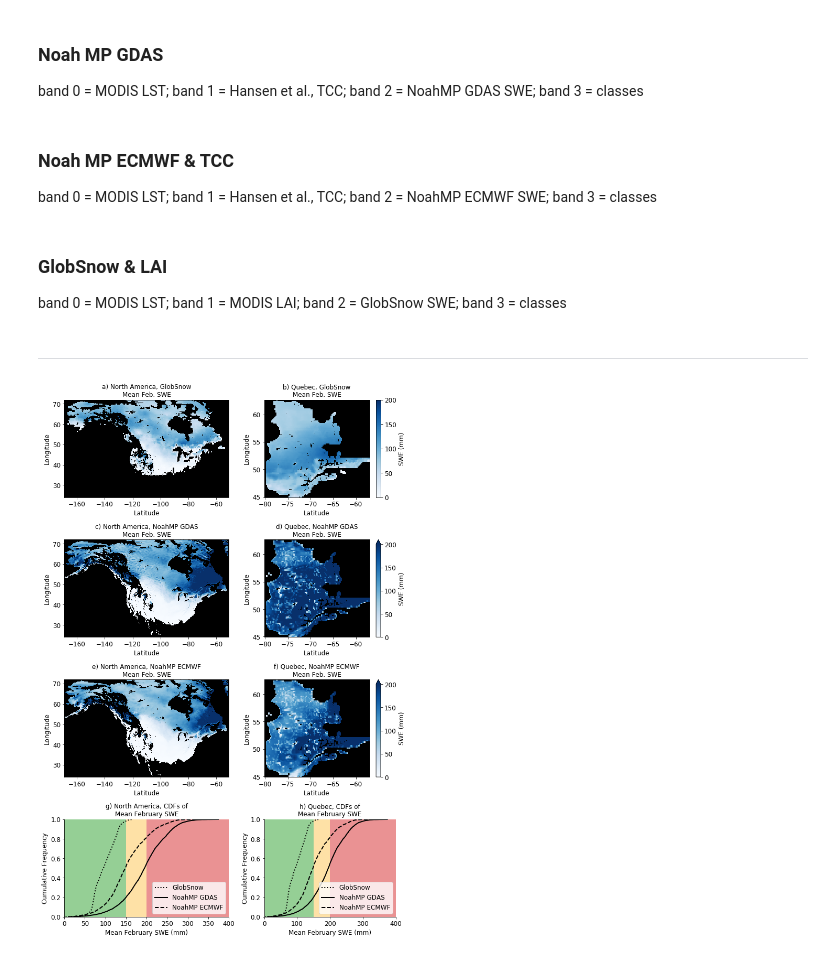
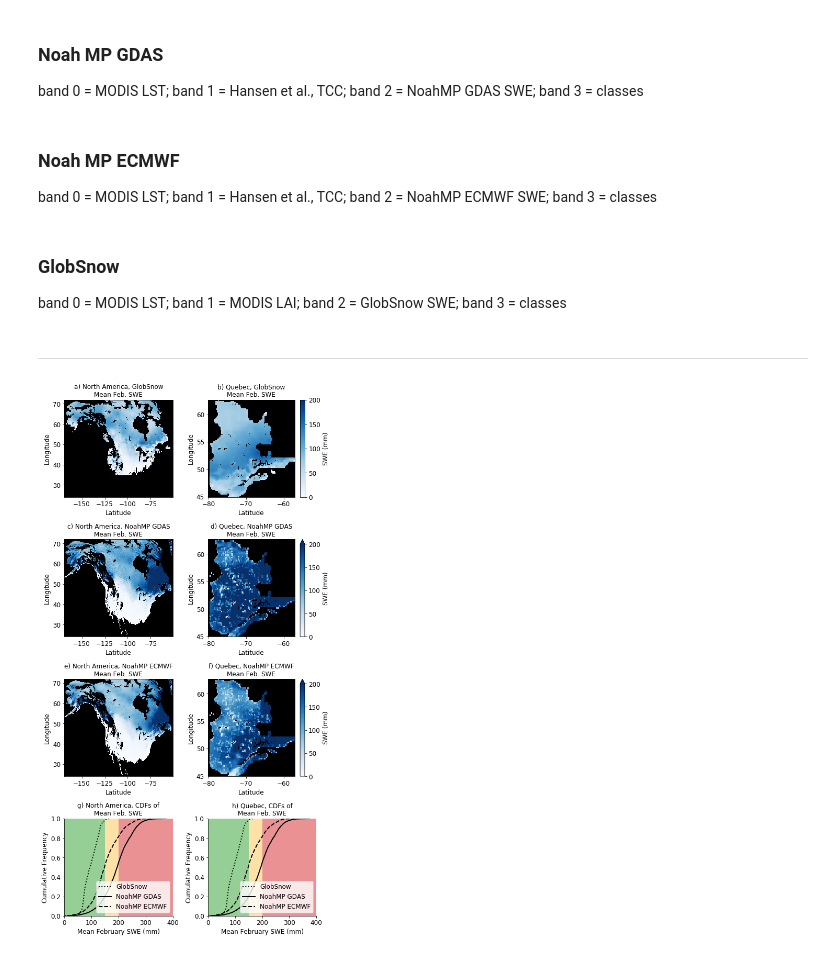
Before and after one commit to spestana/ssum, a Jupyter notebook: swe-plots.ipynb, the cells around one changed output. Cells and saved outputs as stored; diff of their text form; code cells hidden in the pictures.

Commit message:
Add new plot notebooks

```diff
--- a/swe-plots.ipynb
+++ b/swe-plots.ipynb
@@ -170,7 +170,7 @@ gdas_cdf_df = pd.DataFrame(data={'cdf_x': gdas_cdf_x, 'cdf_y': gdas_cdf_y})
 # export CDF values to a csv file
 gdas_cdf_df.to_csv('quebec_swe_noahmp_gdas_febmean_mm_CDF.csv')
 # %% [markdown]
-### Noah MP ECMWF & TCC
+### Noah MP ECMWF
 band 0 = MODIS LST; band 1 = Hansen et al., TCC; band 2 = NoahMP ECMWF SWE; band 3 = classes
 # %%
 ds = xr.open_rasterio(base_filepath + 'quebec_ssum_noahmp_ecmwf_150_tcc_20-30.tif')
@@ -193,5 +185,5 @@ tcc_cdf_df.to_csv('quebec_tcc_CDF.csv')
 # %% [markdown]
-### GlobSnow & LAI
+### GlobSnow
 band 0 = MODIS LST; band 1 = MODIS LAI; band 2 = GlobSnow SWE; band 3 = classes
 # %%
 ds = xr.open_rasterio(base_filepath + 'quebec_ssum_globsnow_150_lai_18-38.tif')
@@ -214,7 +198,7 @@ lai_cdf_df.to_csv('quebec_lai_CDF.csv')
 # %% [markdown]
 ---
 # %%
-fig, ax = plt.subplots(nrows=4,ncols=2,figsize=(10,15),tight_layout=True,gridspec_kw={'width_ratios': [1.25, 1]})
+fig, ax = plt.subplots(nrows=4,ncols=2,figsize=(8,15),tight_layout=True,gridspec_kw={'width_ratios': [1, 1]})
 [ax_na_globsnow, ax_qc_globsnow, ax_na_gdas, ax_qc_gdas, ax_na_ecmwf, ax_qc_ecmwf, ax_na_cdfs, ax_qc_cdfs] = ax.ravel()
 
 ### Map plots ###
@@ -259,7 +243,7 @@ ax_na_cdfs.fill_between([200, 400], y1=1, y2=0, facecolor='tab:red', alpha=0.5)
 # format CDF plot
 ax_na_cdfs.set_xlim((0,400))
 ax_na_cdfs.set_ylim((0,1))
-ax_na_cdfs.set_title('g) North America, CDFs of\nMean February SWE')
+ax_na_cdfs.set_title('g) North America, CDFs of\nMean Feb. SWE')
 ax_na_cdfs.set_ylabel('Cumulative Frequency')
 ax_na_cdfs.set_xlabel('Mean February SWE (mm)')
 ax_na_cdfs.legend(loc='lower right');
@@ -267,32 +251,32 @@ ax_na_cdfs.spines['top'].set_visible(False)
 ax_na_cdfs.spines['right'].set_visible(False)
 #ax2.spines['top'].set_visible(False)
 #ax2.spines['right'].set_visible(False)
 
 # Quebec GlobSnow CDF
 ax_qc_cdfs.plot(globsnow_cdf_x, globsnow_cdf_y, ':', c='k', lw=2, label='GlobSnow')
 # Quebec NoahMP GDAS CDF
 ax_qc_cdfs.plot(gdas_cdf_x, gdas_cdf_y, '-', c='k', lw=2,  label='NoahMP GDAS')
 # Quebec  NoahMP ECMWF CDF
 ax_qc_cdfs.plot(ecmwf_cdf_x, ecmwf_cdf_y, '--', c='k', lw=2,  label='NoahMP ECMWF')
 # add vertical lines or bands for max SWE thresholds
 #ax_qc_cdfs.axvline(150, c='grey', lw=1, zorder=-99)
 #ax_qc_cdfs.axvline(200, c='grey', lw=1, zorder=-99)
 ax_qc_cdfs.fill_between([0, 150], y1=1, y2=0, facecolor='tab:green', alpha=0.5)
 ax_qc_cdfs.fill_between([150,200], y1=1, y2=0, facecolor='#fec44f', alpha=0.5)
 ax_qc_cdfs.fill_between([200, 400], y1=1, y2=0, facecolor='tab:red', alpha=0.5)
 # format CDF plot
 ax_qc_cdfs.set_xlim((0,400))
 ax_qc_cdfs.set_ylim((0,1))
-ax_qc_cdfs.set_title('h) Quebec, CDFs of\nMean February SWE')
+ax_qc_cdfs.set_title('h) Quebec, CDFs of\nMean Feb. SWE')
 ax_qc_cdfs.set_ylabel('Cumulative Frequency')
 ax_qc_cdfs.set_xlabel('Mean February SWE (mm)')
 ax_qc_cdfs.legend(loc='lower right');
 ax_qc_cdfs.spines['top'].set_visible(False)
 ax_qc_cdfs.spines['right'].set_visible(False)
 #ax2.spines['top'].set_visible(False)
 #ax2.spines['right'].set_visible(False)
 
 # save figure
 plt.savefig('figures/swe-mountainsmasked.jpg')
 # %% [output]
-[figure, old version]
+[figure, new version]
```
Also changed, not shown: parts of 3 cells of this notebook, 1 other file.
